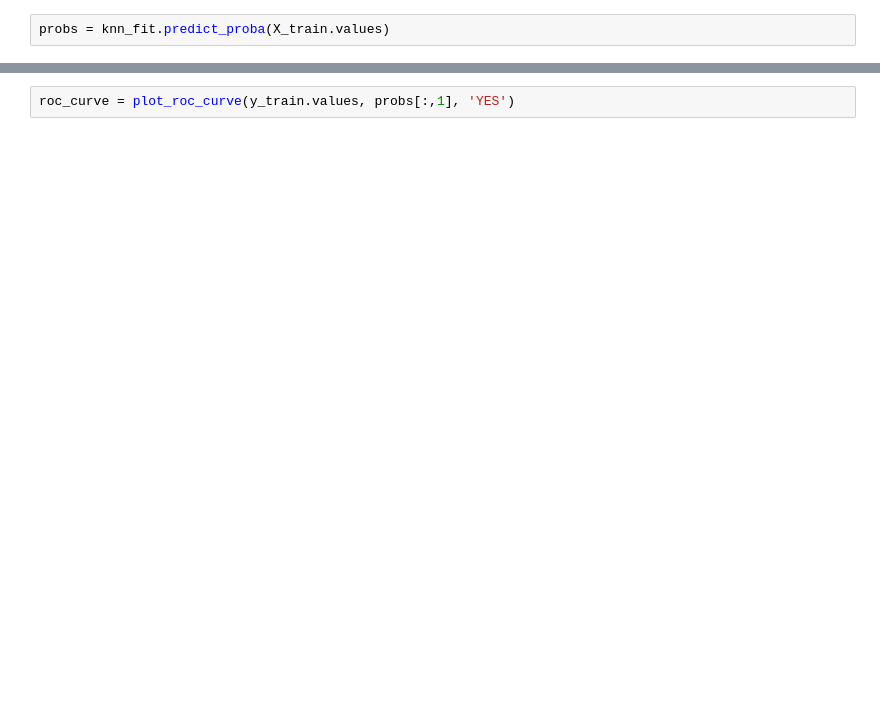
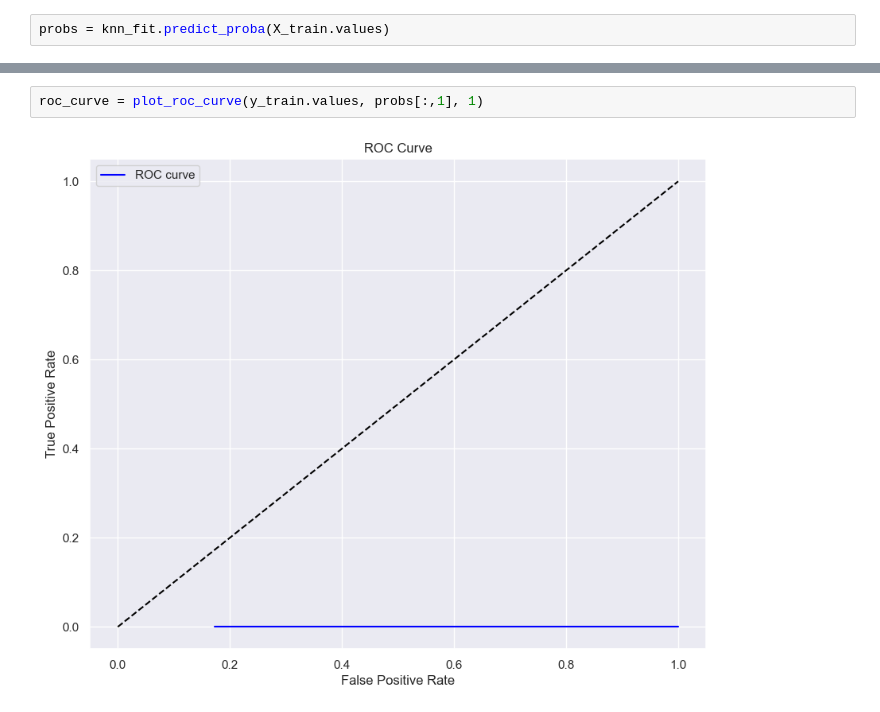
Before and after one commit to ICAI-IMAT-ML/p2-2-davidtarrasa, a Jupyter notebook: notebook/Lab_2_2_kNN.ipynb, the cells around one changed output, grey strips where cells are left out. Saved outputs shown, nothing was run; the diff lists cells and outputs as text; blank space fills up the shorter version.

```diff
--- a/notebook/Lab_2_2_kNN.ipynb
+++ b/notebook/Lab_2_2_kNN.ipynb
@@ -90,2 +113,4 @@ probability_histograms = plot_probability_histograms(y_train.values, probs[:,1],
 # %%
-roc_curve = plot_roc_curve(y_train.values, probs[:,1], 'YES')
+roc_curve = plot_roc_curve(y_train.values, probs[:,1], 1)
+# %% [output]
+[figure, added]
```
Also changed, not shown: parts of 6 cells of this notebook, 1 other file.
